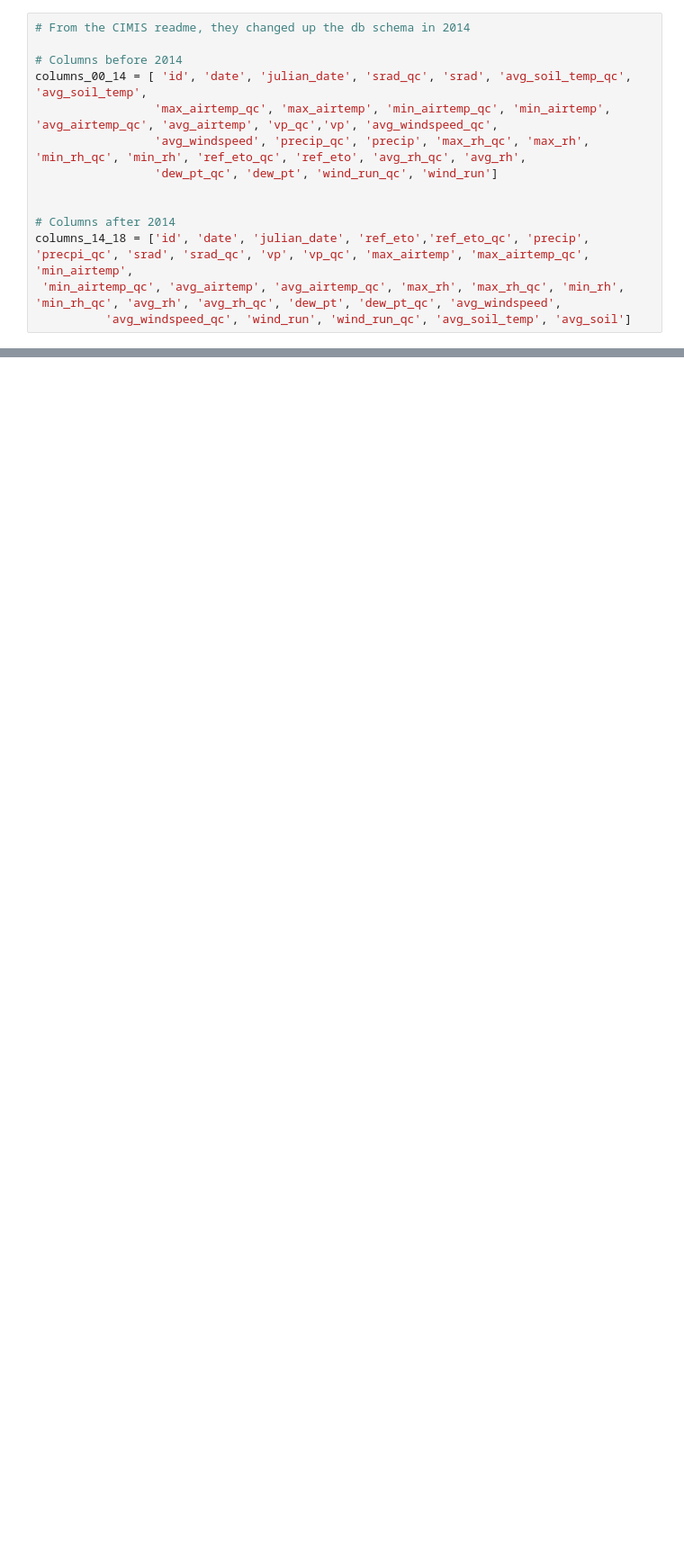
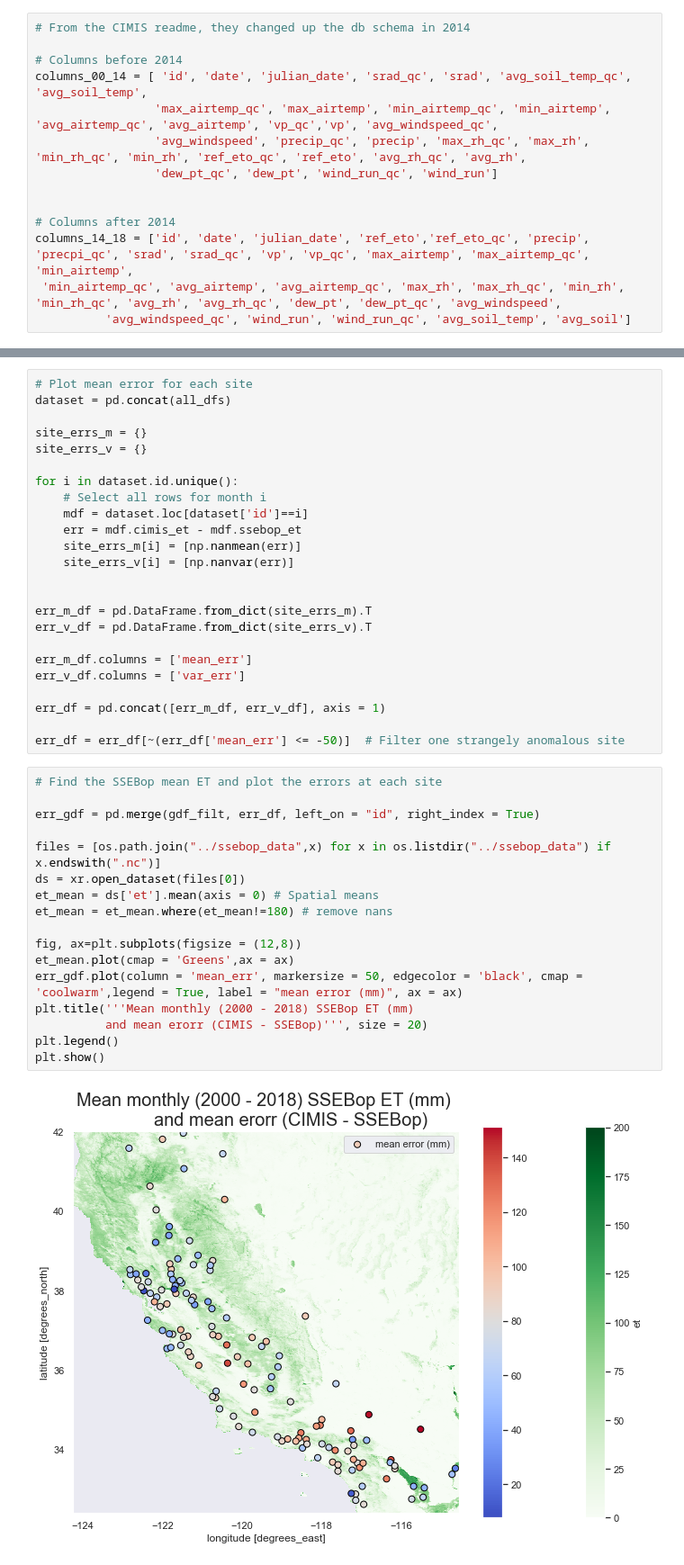
Before and after one commit to kashingtonDC/AmeriFlux, a Jupyter notebook: code/Assimilation.ipynb, the cells around one changed output, grey strips where cells are left out. Shown at 90% size. Cells and saved outputs as stored; diff of their text form; blank space fills up the shorter version.

```diff
--- a/code/Assimilation.ipynb
+++ b/code/Assimilation.ipynb
@@ -735,0 +860,43 @@ for i in outdirs[:]:
+# %%
+# Plot mean error for each site
+dataset = pd.concat(all_dfs)
+
+site_errs_m = {}
+site_errs_v = {}
+
+for i in dataset.id.unique():
+    # Select all rows for month i
+    mdf = dataset.loc[dataset['id']==i]
+    err = mdf.cimis_et - mdf.ssebop_et
+    site_errs_m[i] = [np.nanmean(err)]
+    site_errs_v[i] = [np.nanvar(err)]
+
+
+err_m_df = pd.DataFrame.from_dict(site_errs_m).T
+err_v_df = pd.DataFrame.from_dict(site_errs_v).T
+
+err_m_df.columns = ['mean_err']
+err_v_df.columns = ['var_err']
+
+err_df = pd.concat([err_m_df, err_v_df], axis = 1)
+
+err_df = err_df[~(err_df['mean_err'] <= -50)]  # Filter one strangely anomalous site
+# %%
+# Find the SSEBop mean ET and plot the errors at each site
+
+err_gdf = pd.merge(gdf_filt, err_df, left_on = "id", right_index = True)
+
+files = [os.path.join("../ssebop_data",x) for x in os.listdir("../ssebop_data") if x.endswith(".nc")]
+ds = xr.open_dataset(files[0])
+et_mean = ds['et'].mean(axis = 0) # Spatial means
+et_mean = et_mean.where(et_mean!=180) # remove nans
+
+fig, ax=plt.subplots(figsize = (12,8))
+et_mean.plot(cmap = 'Greens',ax = ax)
+err_gdf.plot(column = 'mean_err', markersize = 50, edgecolor = 'black', cmap = 'coolwarm',legend = True, label = "mean error (mm)", ax = ax)
+plt.title('''Mean monthly (2000 - 2018) SSEBop ET (mm)
+          and mean erorr (CIMIS - SSEBop)''', size = 20)
+plt.legend()
+plt.show()
+# %% [output]
+[figure, added]
```
Also changed, not shown: parts of 31 cells of this notebook.
